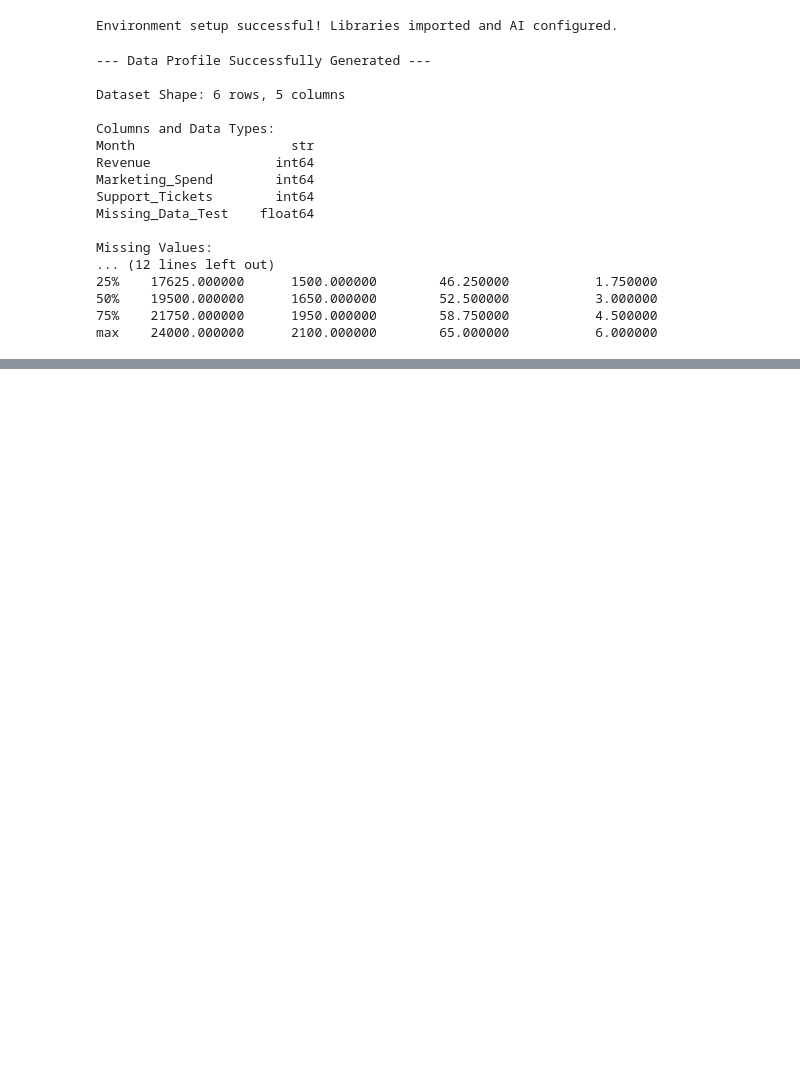
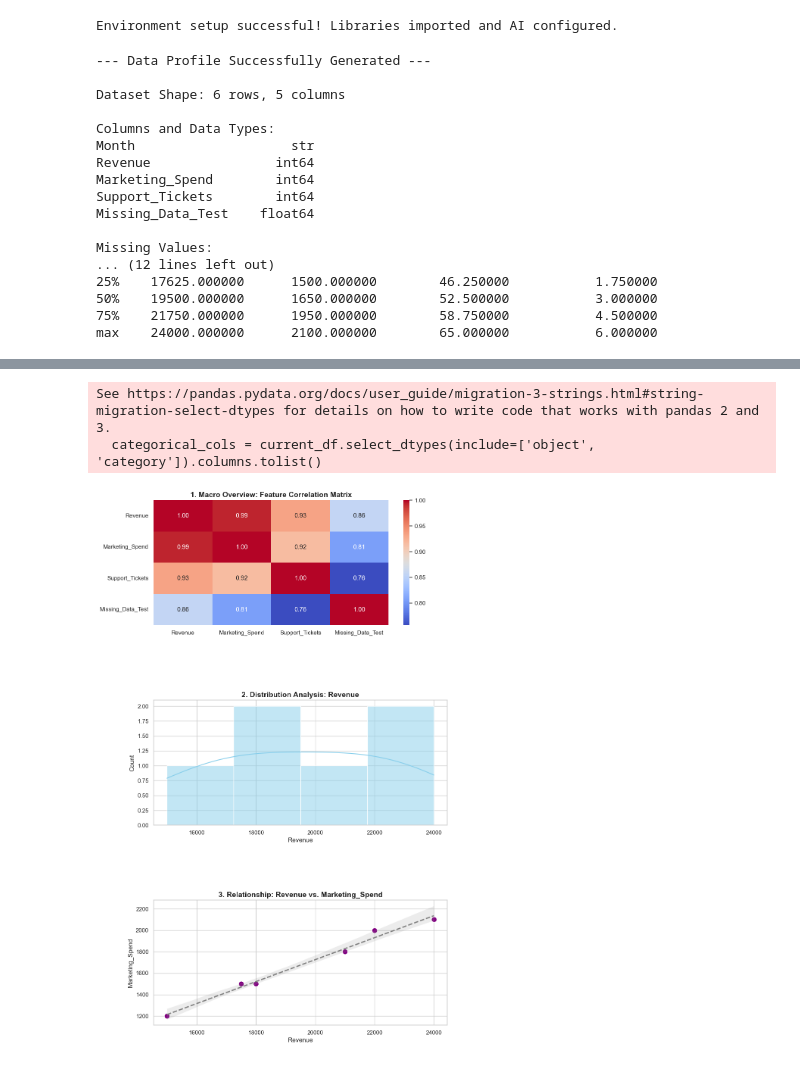
Before and after one commit to Jayshri-Thagunna/AI_Data_Analyst, a Jupyter notebook: analyst.ipynb, the cells around one changed output, grey strips where cells are left out. Drawn from its saved outputs; the diff is of its cells as text; code cells hidden in the pictures; blank space fills up the shorter version.

```diff
--- a/analyst.ipynb
+++ b/analyst.ipynb
@@ -226,2 +200,54 @@ plt.show()
+# %%
+# Set professional theme
+sns.set_theme(style="whitegrid")
+
+# 1. Dynamically identify column types inside the uploaded dataset
+numeric_cols = current_df.select_dtypes(include=['number']).columns.tolist()
+categorical_cols = current_df.select_dtypes(include=['object', 'category']).columns.tolist()
+
+# Create a figure with 3 subplots
+fig, axes = plt.subplots(3, 1, figsize=(10, 18))
+plt.subplots_adjust(hspace=0.6)
+
+# --- Graph 1: Automated Correlation Matrix (Deep Relationships) ---
+if len(numeric_cols) >= 2:
+    sns.heatmap(current_df[numeric_cols].corr(), annot=True, cmap="coolwarm", ax=axes[0], fmt=".2f")
+    axes[0].set_title('1. Macro Overview: Feature Correlation Matrix', fontsize=14, fontweight='bold')
+else:
+    axes[0].text(0.5, 0.5, "Not enough numeric data for correlation matrix.", ha='center', fontsize=12)
+    axes[0].set_axis_off()
+
+# --- Graph 2: Primary Feature Distribution (Macro Overview) ---
+if len(numeric_cols) >= 1:
+    # Autonomously find the numeric column with the highest variance (usually the most interesting)
+    primary_col = current_df[numeric_cols].var().idxmax()
+    sns.histplot(current_df[primary_col], kde=True, ax=axes[1], color='skyblue')
+    axes[1].set_title(f'2. Distribution Analysis: {primary_col}', fontsize=14, fontweight='bold')
+else:
+    axes[1].text(0.5, 0.5, "No numeric data available for distribution.", ha='center', fontsize=12)
+    axes[1].set_axis_off()
+
+# --- Graph 3: Dynamic Scatter or Boxplot (Cross-Variable Analysis) ---
+if len(numeric_cols) >= 2:
+    # If we have multiple numbers, plot how the top two relate to each other
+    sns.scatterplot(data=current_df, x=numeric_cols[0], y=numeric_cols[1], ax=axes[2], color='purple', s=100)
+    sns.regplot(data=current_df, x=numeric_cols[0], y=numeric_cols[1], ax=axes[2], scatter=False, color='gray', line_kws={"linestyle":"--"})
+    axes[2].set_title(f'3. Relationship: {numeric_cols[0]} vs. {numeric_cols[1]}', fontsize=14, fontweight='bold')
+
+elif len(categorical_cols) >= 1 and len(numeric_cols) >= 1:
+    # If we have categories and numbers, show a boxplot
+    sns.boxplot(data=current_df, x=categorical_cols[0], y=numeric_cols[0], ax=axes[2], palette="Set2")
+    axes[2].set_title(f'3. Variance: {numeric_cols[0]} grouped by {categorical_cols[0]}', fontsize=14, fontweight='bold')
+
+else:
+    axes[2].text(0.5, 0.5, "Not enough mixed data for cross-variable analysis.", ha='center', fontsize=12)
+    axes[2].set_axis_off()
+
+# Show the final compiled dashboard
+plt.show()
+# %% [output]
+See https://pandas.pydata.org/docs/user_guide/migration-3-strings.html#string-migration-select-dtypes for details on how to write code that works with pandas 2 and 3.
+  categorical_cols = current_df.select_dtypes(include=['object', 'category']).columns.tolist()
+[figure, added]
 # %%
 # 1. Define the final reporting prompt
```
Also changed, not shown: parts of 4 cells of this notebook, 1 other file.
